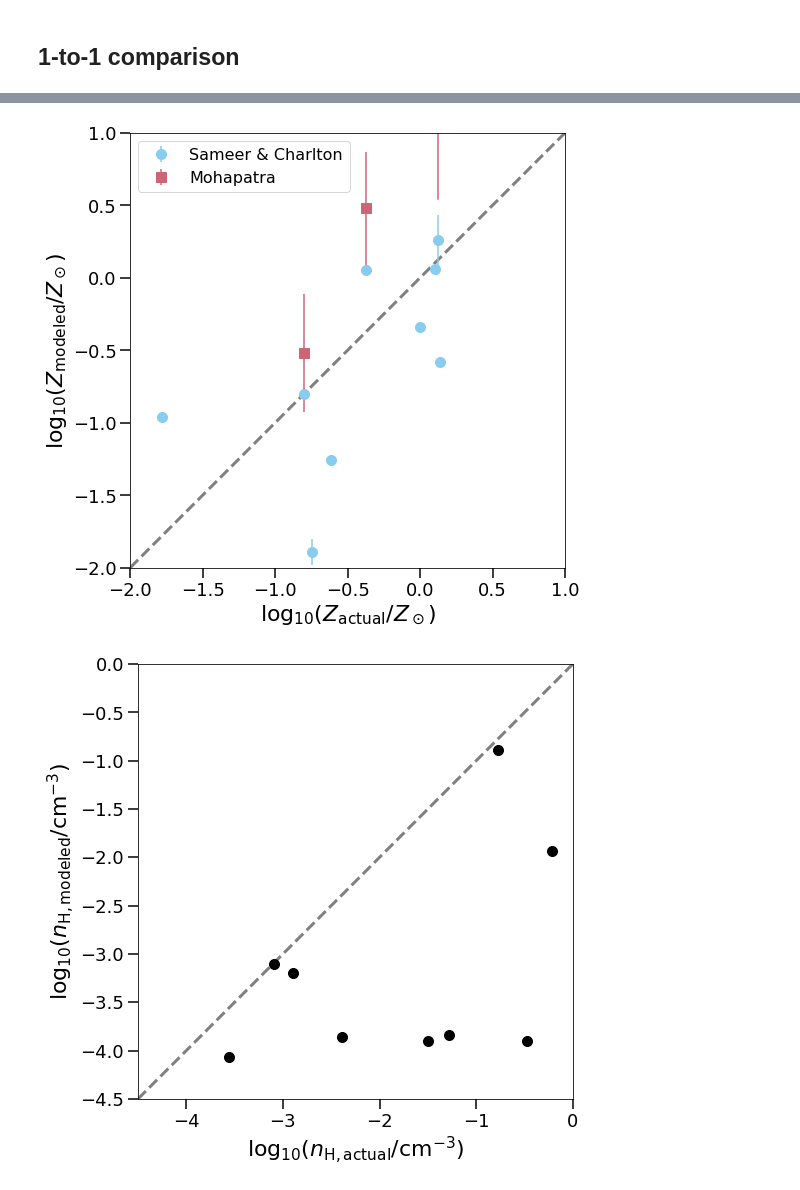
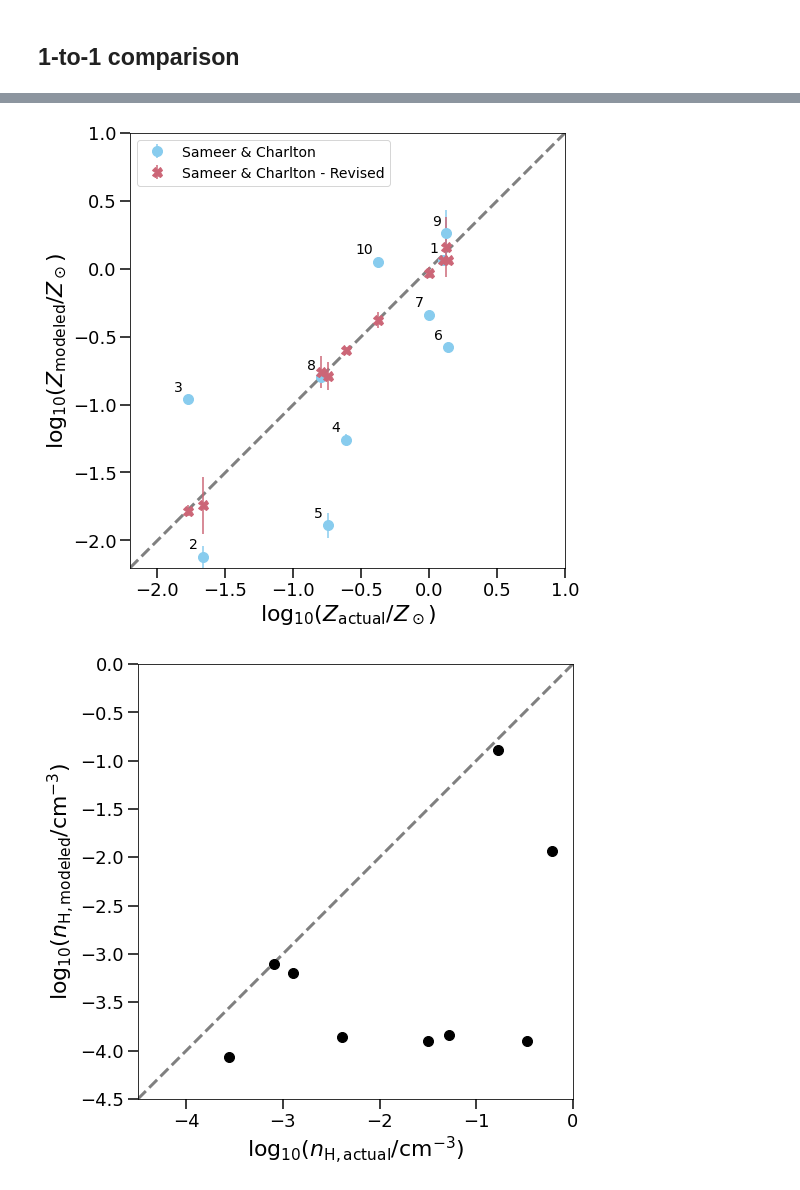
Before and after one commit to chummels/cgm_modeling_challenge, a Jupyter notebook: sample0_comparison.ipynb, the cells around one changed output, grey strips where cells are left out. Drawn from its saved outputs; the diff is of its cells as text; code cells hidden in the pictures.

Commit message:
Updated comparison to Jane and Sameer's work.

```diff
--- a/sample0_comparison.ipynb
+++ b/sample0_comparison.ipynb
@@ -41,0 +60,3 @@ modeled = {
+# %%
+modeled = pd.DataFrame( modeled )
+modeled = modeled.set_index( np.arange( modeled.shape[0] ) + 1 )
@@ -41,0 +80,11 @@ modeled = {
+# %%
+revised = pd.read_csv( './data/modeling_results/{}/sample{}/revised_params.csv'.format( modeling_group, sample_i ) )
+revised = revised.set_index( np.arange( revised.shape[0] ) + 1 )
+# %%
+fp = './data/modeling_results/{}/sample{}/seconditeration.pickle'.format( modeling_group, sample_i )
+columns = dict( pd.read_pickle( fp ) )
+# %%
+for key, item in columns.items():
+    item_arr = np.array(item)
+    revised['{}'.format( key )] = item_arr[:,0]
+    revised['e{}'.format( key )] = item_arr[:,1]
@@ -105,60 +187,81 @@ ax.errorbar(
     linestyle = 'none',
     label = 'Sameer & Charlton',
 )
+for i, met in enumerate( np.log10( actual['metallicity'] ) ):
+    ax.annotate(
+        s = '{}'.format( i + 1 ),
+        xy = ( met, modeled['metallicity'].loc[i + 1] ),
+        xytext = ( -5, 5 ),
+        textcoords = 'offset points',
+        fontsize = 14,
+        va = 'bottom',
+        ha = 'right',
+    )
 
 ax.errorbar(
     np.log10( actual['metallicity'] ),
-    met_mohapatra,
-    yerr = emet_mohapatra,
-    marker = 's',
+    revised['Z'],
+    yerr = revised['errZ'],
+    marker = 'X',
     markersize = 10,
     color = colormap[1],
     linestyle = 'none',
-    label = 'Mohapatra',
+    label = 'Sameer & Charlton - Revised',
 )
-ax.plot(
-    [ np.log10( actual['metallicity'] )[8], ]*2,
-    [ 0.54, 1000 ],
-    color = colormap[1],
-)
+
+# ax.errorbar(
+#     np.log10( actual['metallicity'] ),
+#     met_mohapatra,
+#     yerr = emet_mohapatra,
+#     marker = 's',
+#     markersize = 10,
+#     color = colormap[2],
+#     linestyle = 'none',
+#     label = 'Mohapatra',
+# )
+# ax.plot(
+#     [ np.log10( actual['metallicity'] )[8], ]*2,
+#     [ 0.54, 1000 ],
+#     color = colormap[2],
+# )
 
 # ax.errorbar(
 #     np.log10( actual['metallicity'] )[actual_sort_inds],
 #     modeled['metallicity'][model_sort_inds],
 #     yerr = modeled['emetallicity'][model_sort_inds],
 #     marker = 'o',
 #     markersize = 10,
 #     color = '0.5',
 #     linestyle = 'none',
 #     zorder = -5,
 # )
 
 ax.plot(
-    [ -2, 1 ],
-    [ -2, 1 ],
+    [ -2.2, 1 ],
+    [ -2.2, 1 ],
     color = '0.5',
     linestyle = '--',
     linewidth = 3,
     zorder = -10,
 )
 
 ax.tick_params( length=10, width=1.5, labelsize=18 )
 
 ax.set_xlabel( r'$\log_{10}( Z_{\rm actual}/Z_\odot )$', fontsize=22, )
 ax.set_ylabel( r'$\log_{10}( Z_{\rm modeled}/Z_\odot )$', fontsize=22, )
 
-ax.set_xlim( -2, 1 )
-ax.set_ylim( -2, 1 )
+ax.set_xlim( -2.2, 1 )
+ax.set_ylim( -2.2, 1 )
 
 ax.set_aspect( 'equal' )
 
 l = ax.legend(
-    prop={'size': 16 },
+    prop={'size': 14 },
 )
 
 plt.savefig( './figures/sample0/Z_modeled_vs_actual.pdf', bbox_inches='tight' )
 # %% [output]
-[figure, old version]
+[figure, new version]
 # %%
 fig = plt.figure( figsize=(8,8), facecolor='w' )
 ax = plt.gca()
```
Also changed, not shown: parts of 29 cells of this notebook, 13 other files.
